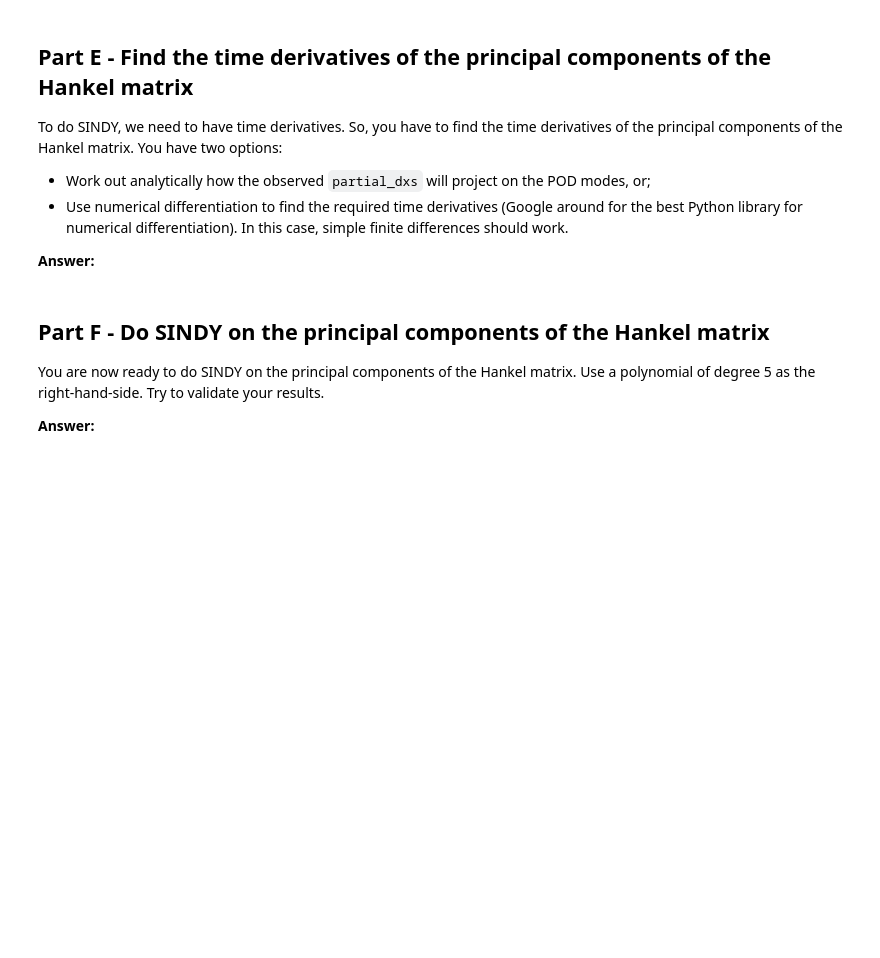
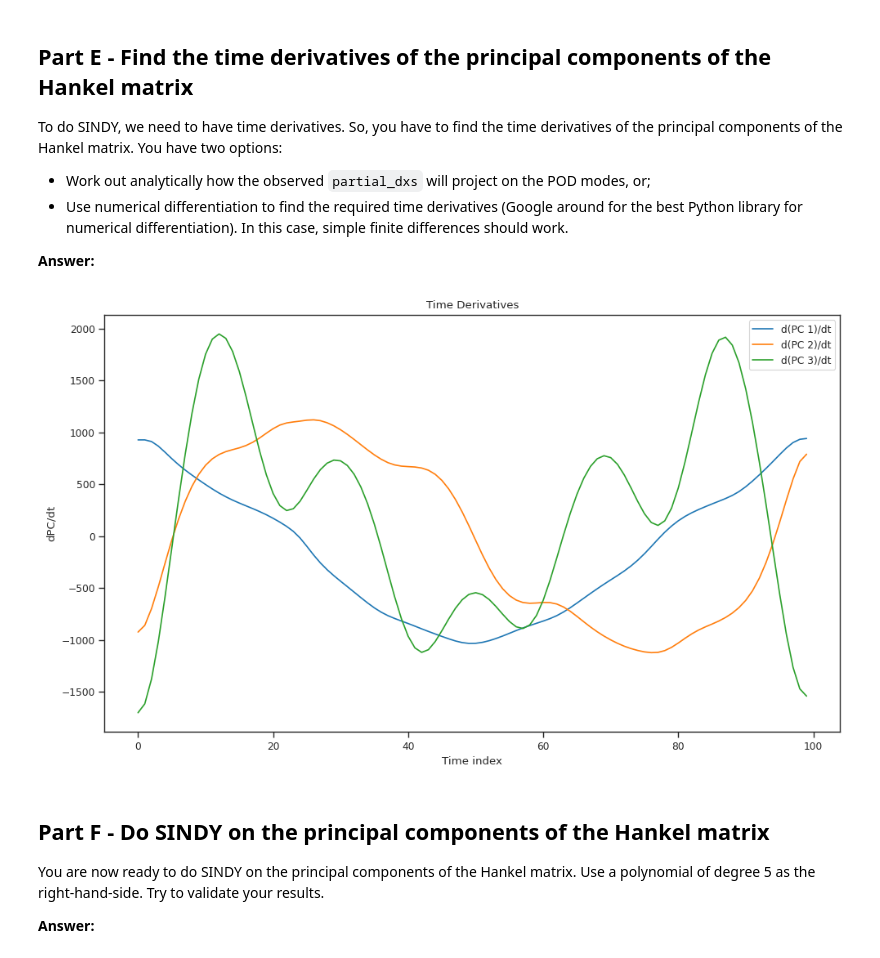
Before and after one commit to Harrydirk41/tiny-shell, a Jupyter notebook: book/homework/07_homework.ipynb, the cells around one changed output. Cells and saved outputs as stored; diff of their text form; code cells hidden in the pictures; blank space fills up the shorter version.

```diff
--- a/book/homework/07_homework.ipynb
+++ b/book/homework/07_homework.ipynb
@@ -226,3 +266,37 @@ You have two options:
+# %%
+# as many code blocks and markdown blocks as you want
+import numpy as np
+import matplotlib.pyplot as plt
+
+
+def finite_difference(y, dt):
+  dy = np.zeros_like(y)
+  dy[1:-1] = (y[2:] - y[:-2]) / (2 * dt)
+  dy[0] = (y[1] - y[0]) / dt
+  dy[-1] = (y[-1] - y[-2]) / dt
+  return dy
+
+
+ell = 100
+dt = 0.01
+H = make_hankel(partial_xs, ell)
+H_mean = np.mean(H, axis=1, keepdims=True)
+H_centered = H - H_mean
+U, S, VT = np.linalg.svd(H_centered, full_matrices=False)
+proj = U[:, :3].T @ H_centered
+proj_dots = np.array([finite_difference(proj[i], dt) for i in range(3)])
+
+plt.figure(figsize=(10, 6))
+for i in range(3):
+  plt.plot(proj_dots[i], label=f"d(PC {i+1})/dt")
+plt.title("Time Derivatives")
+plt.xlabel("Time index")
+plt.ylabel("dPC/dt")
+plt.legend()
+plt.tight_layout()
+plt.show()
+# %% [output]
+[figure, added]
 # %% [markdown]
 ## Part F - Do SINDY on the principal components of the Hankel matrix
 
```
Also changed, not shown: parts of 29 cells of this notebook.
